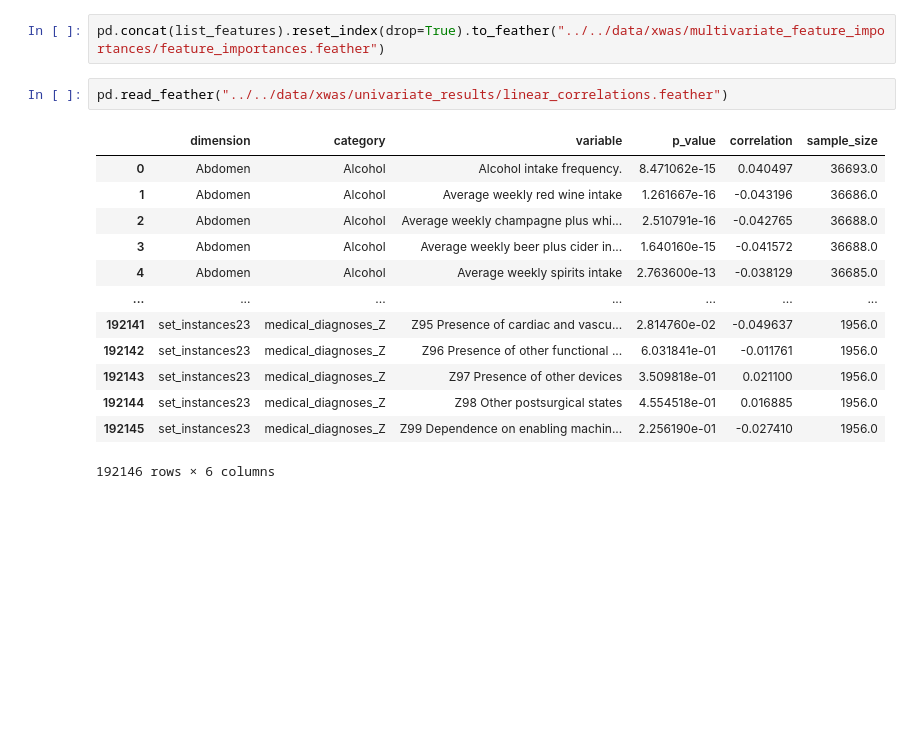
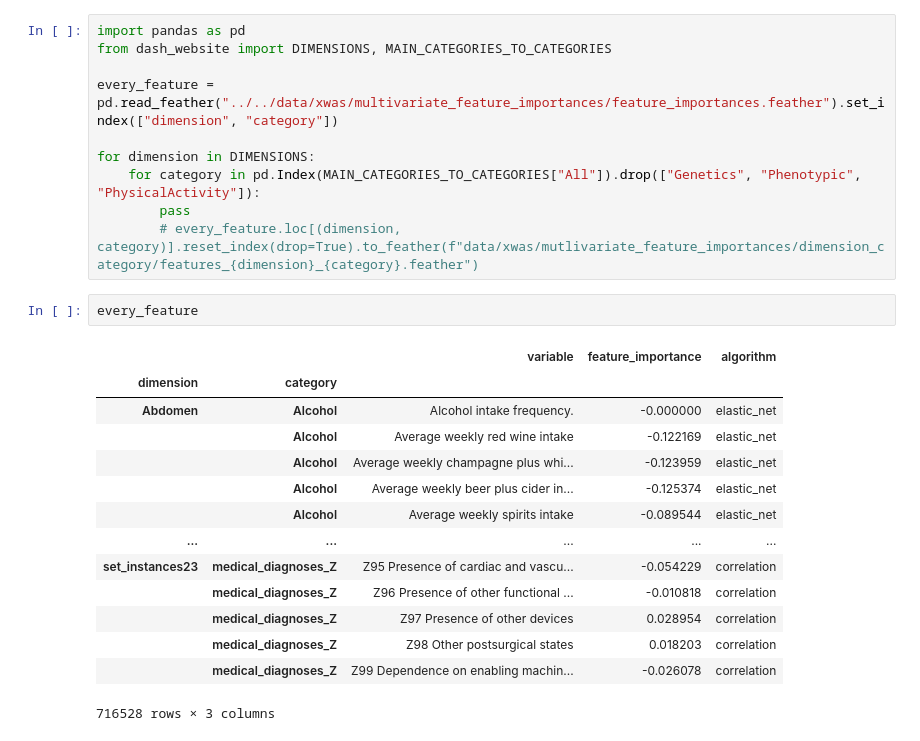
Before and after one commit to Deep-Learning-and-Aging/Website, a Jupyter notebook: external_code/xwas/tries.ipynb, the cells around one changed output. Cells and saved outputs as stored; diff of their text form; blank space fills up the shorter version.

```diff
--- a/external_code/xwas/tries.ipynb
+++ b/external_code/xwas/tries.ipynb
@@ -76,18 +1,27 @@ OSError: [Errno 22] Invalid argument: '../../data/page18_MultivariateXWASFeature
-# %%
-pd.concat(list_features).reset_index(drop=True).to_feather("../../data/xwas/multivariate_feature_importances/feature_importances.feather")
-# %%
-pd.read_feather("../../data/xwas/univariate_results/linear_correlations.feather")
-# %% [output]
-|  | dimension | category | variable | p_value | correlation | sample_size |
-| 0 | Abdomen | Alcohol | Alcohol intake frequency. | 8.471062e-15 | 0.040497 | 36693.0 |
-| 1 | Abdomen | Alcohol | Average weekly red wine intake | 1.261667e-16 | -0.043196 | 36686.0 |
-| 2 | Abdomen | Alcohol | Average weekly champagne plus whi... | 2.510791e-16 | -0.042765 | 36688.0 |
-| 3 | Abdomen | Alcohol | Average weekly beer plus cider in... | 1.640160e-15 | -0.041572 | 36688.0 |
-| 4 | Abdomen | Alcohol | Average weekly spirits intake | 2.763600e-13 | -0.038129 | 36685.0 |
-| ... | ... | ... | ... | ... | ... | ... |
-| 192141 | set_instances23 | medical_diagnoses_Z | Z95 Presence of cardiac and vascu... | 2.814760e-02 | -0.049637 | 1956.0 |
-| 192142 | set_instances23 | medical_diagnoses_Z | Z96 Presence of other functional ... | 6.031841e-01 | -0.011761 | 1956.0 |
-| 192143 | set_instances23 | medical_diagnoses_Z | Z97 Presence of other devices | 3.509818e-01 | 0.021100 | 1956.0 |
-| 192144 | set_instances23 | medical_diagnoses_Z | Z98 Other postsurgical states | 4.554518e-01 | 0.016885 | 1956.0 |
-| 192145 | set_instances23 | medical_diagnoses_Z | Z99 Dependence on enabling machin... | 2.256190e-01 | -0.027410 | 1956.0 |
-192146 rows × 6 columns
+# %%
+import pandas as pd
+from dash_website import DIMENSIONS, MAIN_CATEGORIES_TO_CATEGORIES
+
+every_feature = pd.read_feather("../../data/xwas/multivariate_feature_importances/feature_importances.feather").set_index(["dimension", "category"])
+
+for dimension in DIMENSIONS:
+    for category in pd.Index(MAIN_CATEGORIES_TO_CATEGORIES["All"]).drop(["Genetics", "Phenotypic", "PhysicalActivity"]):
+        pass
+        # every_feature.loc[(dimension, category)].reset_index(drop=True).to_feather(f"data/xwas/mutlivariate_feature_importances/dimension_category/features_{dimension}_{category}.feather")
+# %%
+every_feature
+# %% [output]
+|  |  | variable | feature_importance | algorithm |
+| dimension | category |  |  |  |
+| Abdomen | Alcohol | Alcohol intake frequency. | -0.000000 | elastic_net |
+|  | Alcohol | Average weekly red wine intake | -0.122169 | elastic_net |
+|  | Alcohol | Average weekly champagne plus whi... | -0.123959 | elastic_net |
+|  | Alcohol | Average weekly beer plus cider in... | -0.125374 | elastic_net |
+|  | Alcohol | Average weekly spirits intake | -0.089544 | elastic_net |
+| ... | ... | ... | ... | ... |
+| set_instances23 | medical_diagnoses_Z | Z95 Presence of cardiac and vascu... | -0.054229 | correlation |
+|  | medical_diagnoses_Z | Z96 Presence of other functional ... | -0.010818 | correlation |
+|  | medical_diagnoses_Z | Z97 Presence of other devices | 0.028954 | correlation |
+|  | medical_diagnoses_Z | Z98 Other postsurgical states | 0.018203 | correlation |
+|  | medical_diagnoses_Z | Z99 Dependence on enabling machin... | -0.026078 | correlation |
+716528 rows × 3 columns
```
Also changed, not shown: parts of 2 cells of this notebook, 15 other files.
